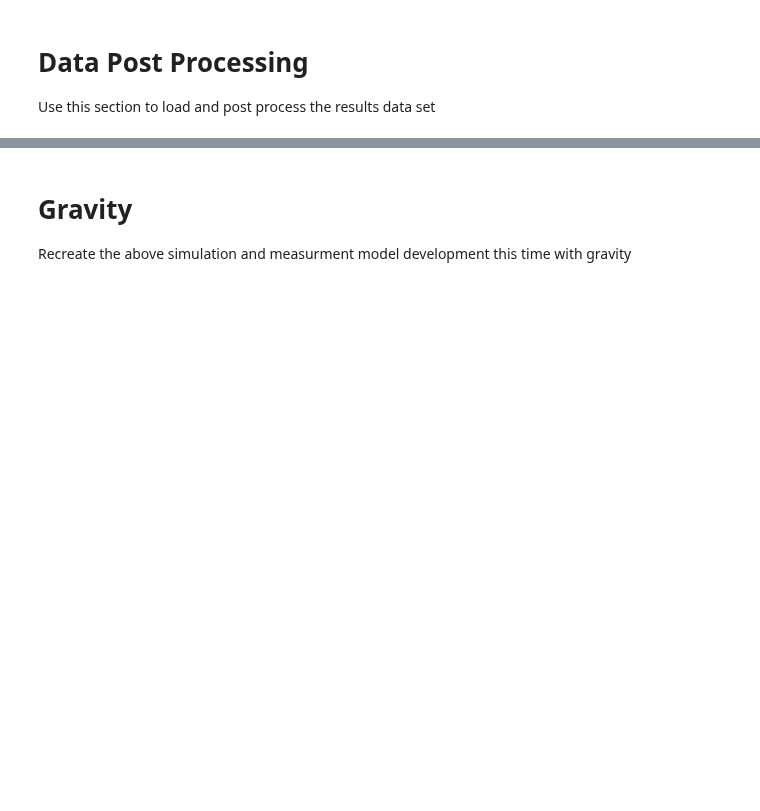
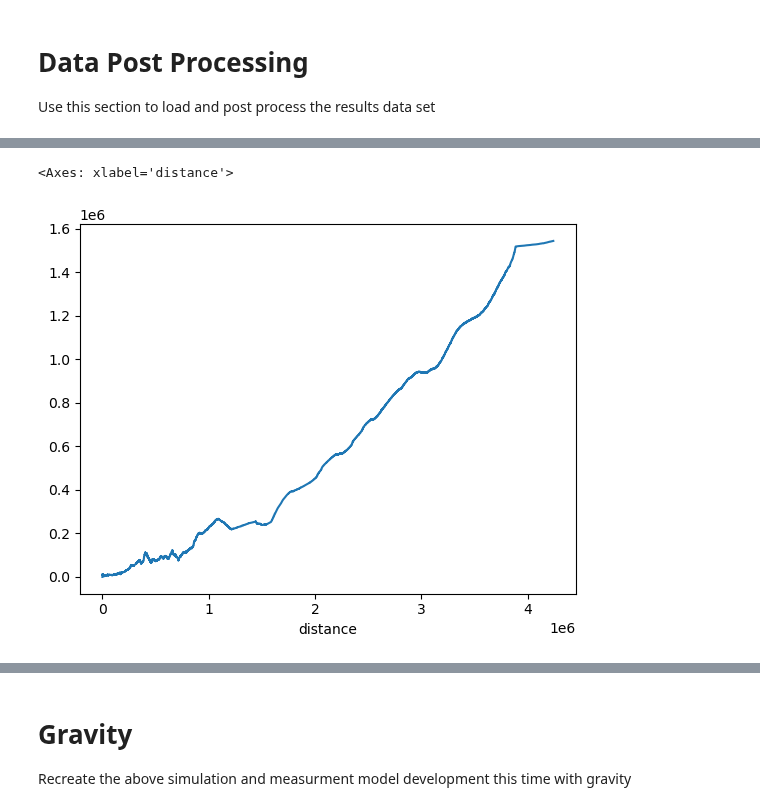
Before and after one commit to jbrodovsky/geophysical_nav, a Jupyter notebook: bathy_pf.ipynb, the cells around one changed output, grey strips where cells are left out. Saved outputs shown, nothing was run; the diff lists cells and outputs as text; code cells hidden in the pictures; blank space fills up the shorter version.

```diff
--- a/bathy_pf.ipynb
+++ b/bathy_pf.ipynb
@@ -406,0 +457,5 @@ len(recovery)
+# %%
+mean_error.rolling(1000, min_periods=1, step=1).mean().plot()
+# %% [output]
+<Axes: xlabel='distance'>
+[figure, added]
```
Also changed, not shown: parts of 30 cells of this notebook, 1 other file.
